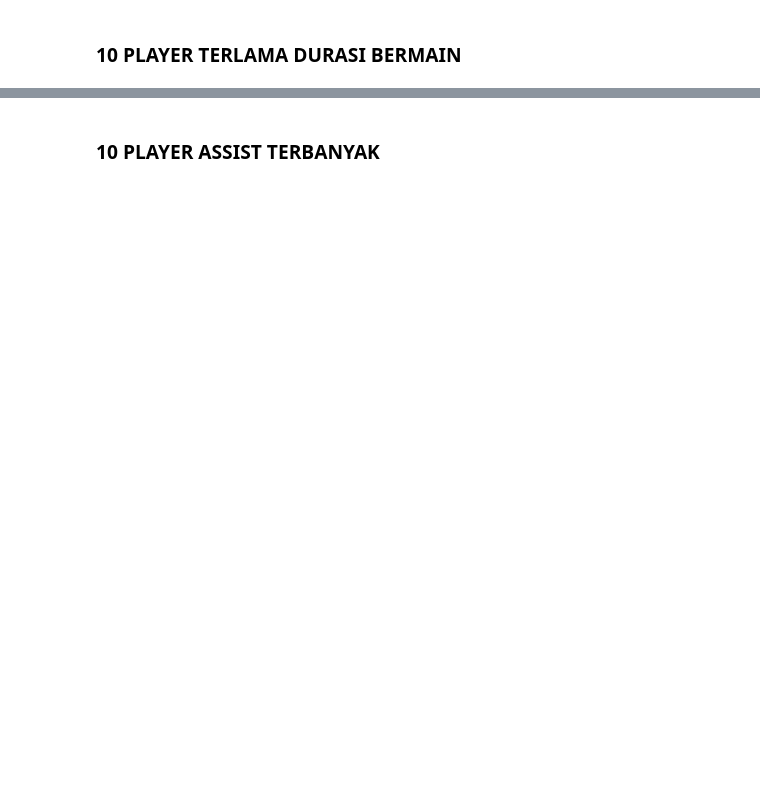
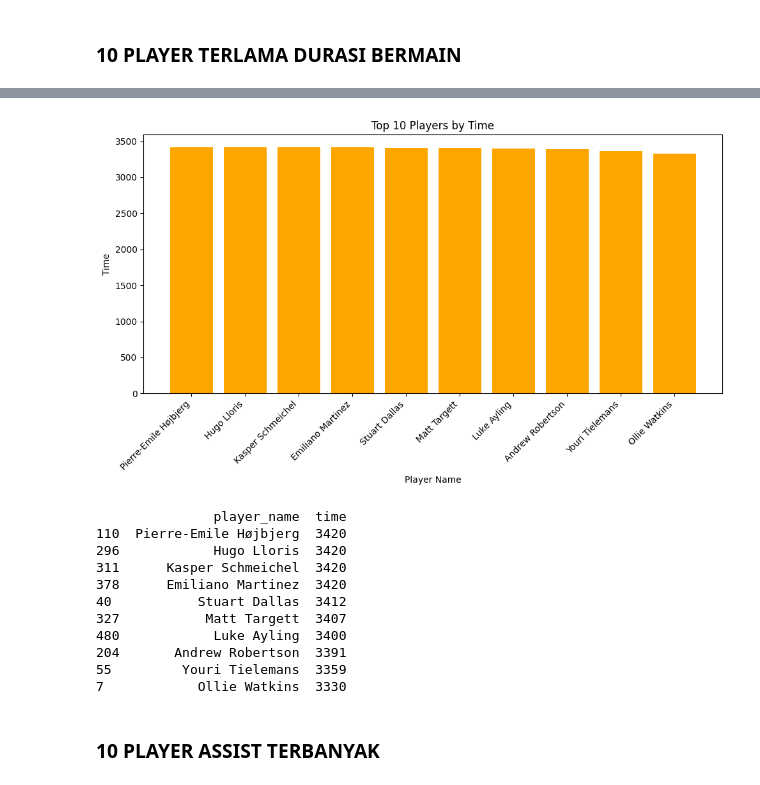
Before and after one commit to suryasanZ/TUGAS_SLO_Surya, a Jupyter notebook: TUGAS_SLO_MUHAMMAD_SURYA_SANJIWANI.ipynb, the cells around one changed output, grey strips where cells are left out. Cells and saved outputs as stored; diff of their text form; code cells hidden in the pictures; blank space fills up the shorter version.

```diff
--- a/TUGAS_SLO_MUHAMMAD_SURYA_SANJIWANI.ipynb
+++ b/TUGAS_SLO_MUHAMMAD_SURYA_SANJIWANI.ipynb
@@ -146,2 +104,27 @@ print(top_10_time[['player_name', 'time']])
+# %%
+top_10_time = data_no_id.nlargest(10, 'time')
+
+plt.figure(figsize=(10, 6))
+plt.bar(top_10_time['player_name'], top_10_time['time'], color='orange')
+plt.xlabel('Player Name')
+plt.ylabel('Time')
+plt.title('Top 10 Players by Time')
+plt.xticks(rotation=45, ha='right')
+plt.tight_layout()
+plt.show()
+print(top_10_time[['player_name', 'time']])
+# %% [output]
+[figure, added]
+               player_name  time
+110  Pierre-Emile Højbjerg  3420
+296            Hugo Lloris  3420
+311      Kasper Schmeichel  3420
+378      Emiliano Martinez  3420
+40           Stuart Dallas  3412
+327           Matt Targett  3407
+480            Luke Ayling  3400
+204       Andrew Robertson  3391
+55         Youri Tielemans  3359
+7            Ollie Watkins  3330
 # %% [markdown]
 ### **10 PLAYER ASSIST TERBANYAK**
```
Also changed, not shown: parts of 10 cells of this notebook.
